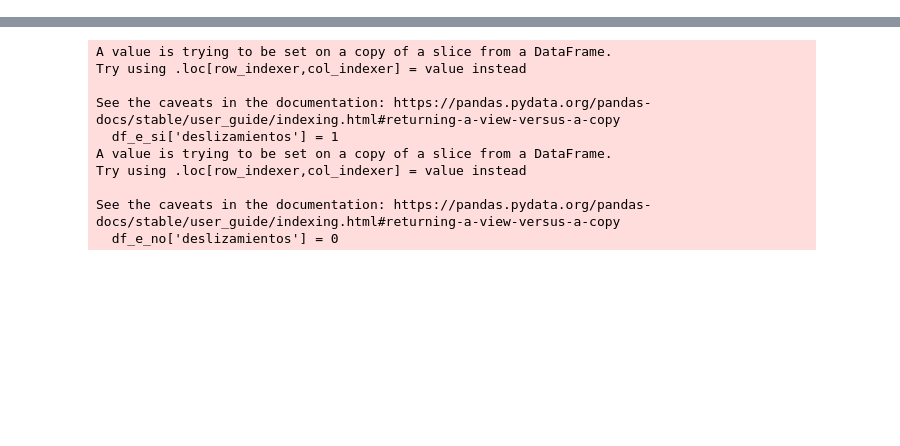
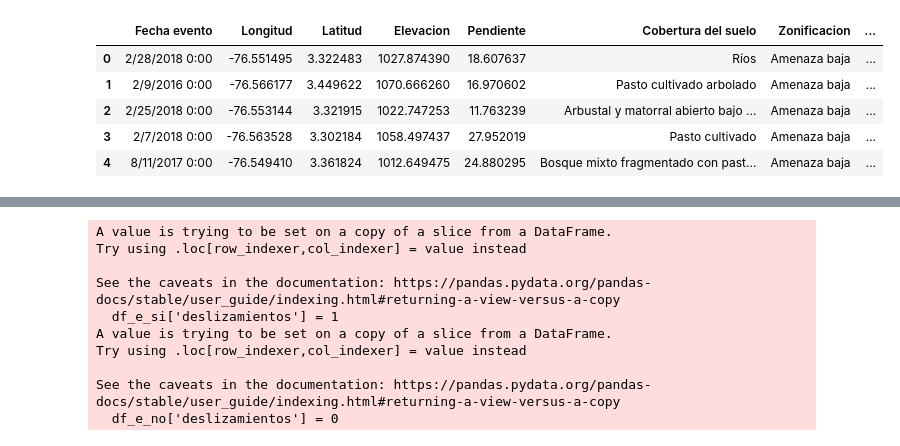
Before and after one commit to SimonLopezR/estimacion_riesgo_deslizamiento, a Jupyter notebook: Notebooks/1_preprocesamiento.ipynb, the cells around one changed output, grey strips where cells are left out. Drawn from its saved outputs; the diff is of its cells as text; code cells hidden in the pictures; blank space fills up the shorter version.

```diff
--- a/Notebooks/1_preprocesamiento.ipynb
+++ b/Notebooks/1_preprocesamiento.ipynb
@@ -11,0 +46,25 @@ e_no = pd.read_csv(ruta_eventos_no)
+# %%
+df_e_no_kepler=e_no[Col_kepler_no]
+df_e_no_kepler=df_e_no_kepler.rename(columns={
+    "FECHA1":"Fecha evento",
+    "LONGITUD_X":"Longitud",
+    "LATITUD_Y":"Latitud",
+    "NOM_COB25":"Cobertura del suelo",
+    "categ":"Zonificacion",
+    "GEOLOGIA_2":"Unidad Geologica del Suelo",
+    "P_24H__mm_":"P_24_Horas",
+    "P_7DIAS__m":"P_7_Dias",
+    "P15DIAS__m":"P_15_Dias",
+    "P30DIAS__m":"P_30_Dias",
+    "P60DIAS__m":"P_60_Dias",
+    "P90DIAS__m":"P_90_Dias"
+})
+# %%
+df_e_no_kepler.head()
+# %% [output]
+|  | Fecha evento | Longitud | Latitud | Elevacion | Pendiente | Cobertura del suelo | Zonificacion | ... |
+| 0 | 2/28/2018 0:00 | -76.551495 | 3.322483 | 1027.874390 | 18.607637 | Ríos | Amenaza baja | ... |
+| 1 | 2/9/2016 0:00 | -76.566177 | 3.449622 | 1070.666260 | 16.970602 | Pasto cultivado arbolado | Amenaza baja | ... |
+| 2 | 2/25/2018 0:00 | -76.553144 | 3.321915 | 1022.747253 | 11.763239 | Arbustal y matorral abierto bajo ... | Amenaza baja | ... |
+| 3 | 2/7/2018 0:00 | -76.563528 | 3.302184 | 1058.497437 | 27.952019 | Pasto cultivado | Amenaza baja | ... |
+| 4 | 8/11/2017 0:00 | -76.549410 | 3.361824 | 1012.649475 | 24.880295 | Bosque mixto fragmentado con past... | Amenaza baja | ... |
```
Also changed, not shown: parts of 6 cells of this notebook, 37 other files.
